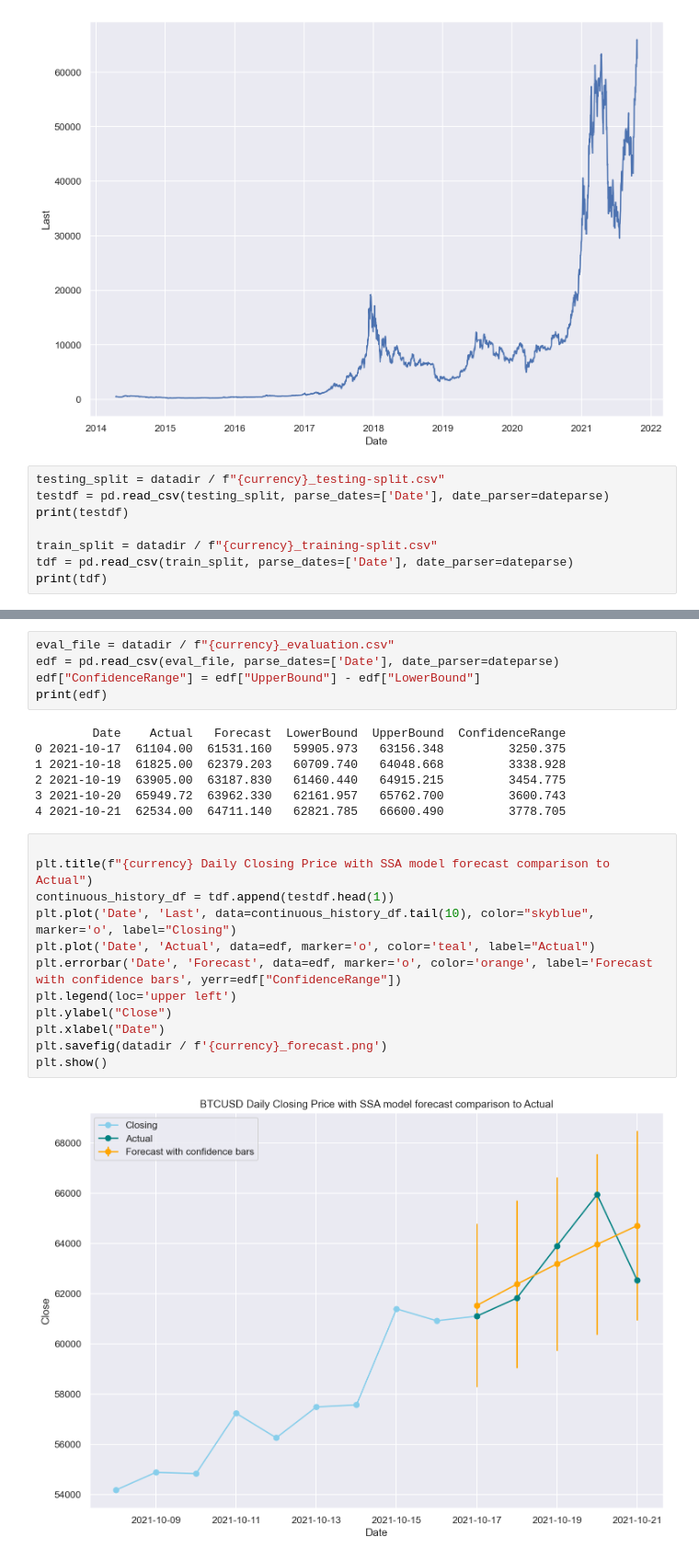
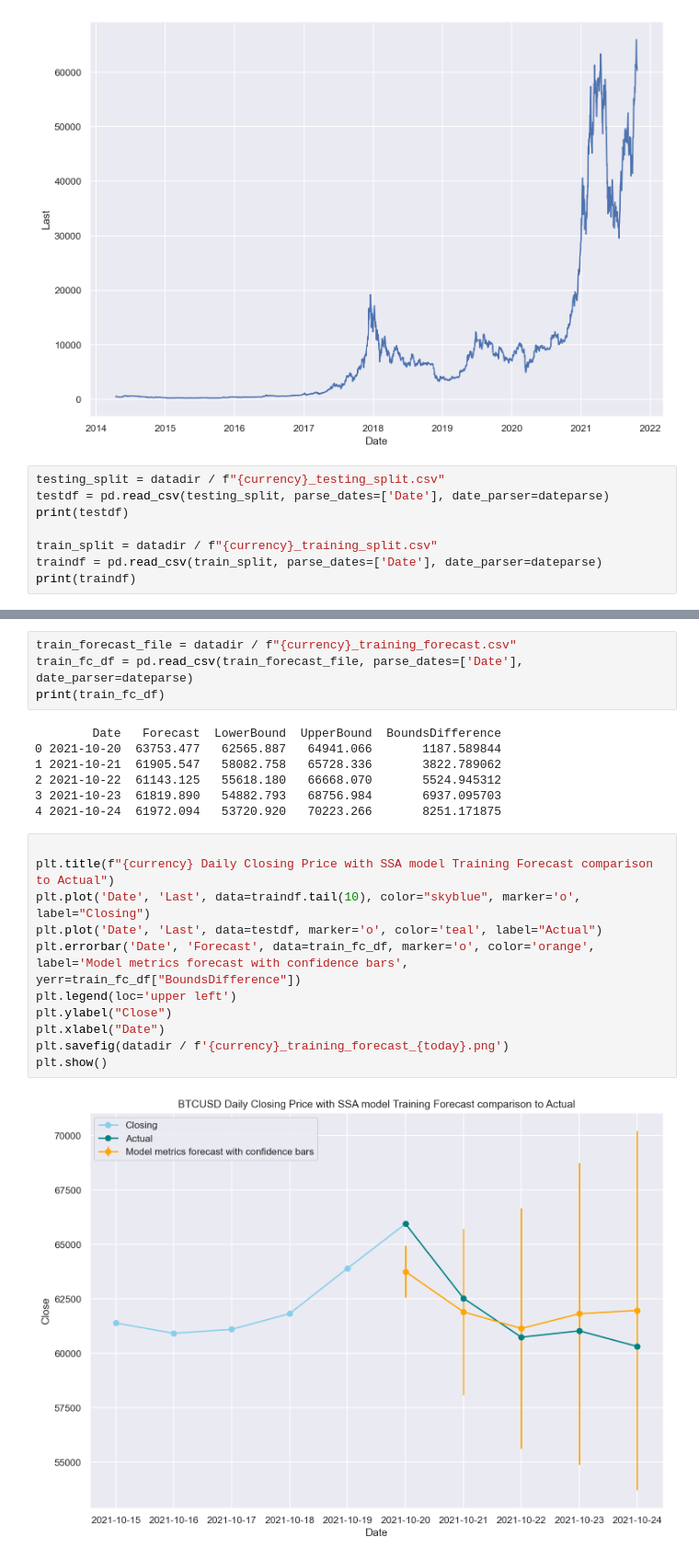
Before and after one commit to karanveersp/Avalonia-Crypto-Price-Forecaster, a Jupyter notebook: TrainerCLI/Notebooks/graphs.ipynb, the cells around one changed output, grey strips where cells are left out. Shown at 92% size. Saved outputs shown, nothing was run; the diff lists cells and outputs as text.

```diff
--- a/TrainerCLI/Notebooks/graphs.ipynb
+++ b/TrainerCLI/Notebooks/graphs.ipynb
@@ -52,12 +58,12 @@ sns.lineplot(
 <AxesSubplot:xlabel='Date', ylabel='Last'>
 [figure]
 # %%
-testing_split = datadir / f"{currency}_testing-split.csv"
+testing_split = datadir / f"{currency}_testing_split.csv"
 testdf = pd.read_csv(testing_split, parse_dates=['Date'], date_parser=dateparse)
 print(testdf)
 
-train_split = datadir / f"{currency}_training-split.csv"
-tdf = pd.read_csv(train_split, parse_dates=['Date'], date_parser=dateparse)
-print(tdf)
+train_split = datadir / f"{currency}_training_split.csv"
+traindf = pd.read_csv(train_split, parse_dates=['Date'], date_parser=dateparse)
+print(traindf)
 # %% [output]
         Date      Last
@@ -95,26 +101,24 @@ plt.plot(testdf["Date"], testdf["Last"], marker='o')
 # %%
-eval_file = datadir / f"{currency}_evaluation.csv"
-edf = pd.read_csv(eval_file, parse_dates=['Date'], date_parser=dateparse)
-edf["ConfidenceRange"] = edf["UpperBound"] - edf["LowerBound"]
-print(edf)
+train_forecast_file = datadir / f"{currency}_training_forecast.csv"
+train_fc_df = pd.read_csv(train_forecast_file, parse_dates=['Date'], date_parser=dateparse)
+print(train_fc_df)
 # %% [output]
-        Date    Actual   Forecast  LowerBound  UpperBound  ConfidenceRange
-0 2021-10-17  61104.00  61531.160   59905.973   63156.348         3250.375
-1 2021-10-18  61825.00  62379.203   60709.740   64048.668         3338.928
-2 2021-10-19  63905.00  63187.830   61460.440   64915.215         3454.775
-3 2021-10-20  65949.72  63962.330   62161.957   65762.700         3600.743
-4 2021-10-21  62534.00  64711.140   62821.785   66600.490         3778.705
+        Date   Forecast  LowerBound  UpperBound  BoundsDifference
+0 2021-10-20  63753.477   62565.887   64941.066       1187.589844
+1 2021-10-21  61905.547   58082.758   65728.336       3822.789062
+2 2021-10-22  61143.125   55618.180   66668.070       5524.945312
+3 2021-10-23  61819.890   54882.793   68756.984       6937.095703
+4 2021-10-24  61972.094   53720.920   70223.266       8251.171875
 # %%
 
-plt.title(f"{currency} Daily Closing Price with SSA model forecast comparison to Actual")
-continuous_history_df = tdf.append(testdf.head(1))
-plt.plot('Date', 'Last', data=continuous_history_df.tail(10), color="skyblue", marker='o', label="Closing")
-plt.plot('Date', 'Actual', data=edf, marker='o', color='teal', label="Actual")
-plt.errorbar('Date', 'Forecast', data=edf, marker='o', color='orange', label='Forecast with confidence bars', yerr=edf["ConfidenceRange"])
+plt.title(f"{currency} Daily Closing Price with SSA model Training Forecast comparison to Actual")
+plt.plot('Date', 'Last', data=traindf.tail(10), color="skyblue", marker='o', label="Closing")
+plt.plot('Date', 'Last', data=testdf, marker='o', color='teal', label="Actual")
+plt.errorbar('Date', 'Forecast', data=train_fc_df, marker='o', color='orange', label='Model metrics forecast with confidence bars', yerr=train_fc_df["BoundsDifference"])
 plt.legend(loc='upper left')
 plt.ylabel("Close")
 plt.xlabel("Date")
-plt.savefig(datadir / f'{currency}_forecast.png')
+plt.savefig(datadir / f'{currency}_training_forecast_{today}.png')
 plt.show()
 # %% [output]
-[figure, old version]
+[figure, new version]
```
Also changed, not shown: parts of 6 cells of this notebook, 15 other files.
